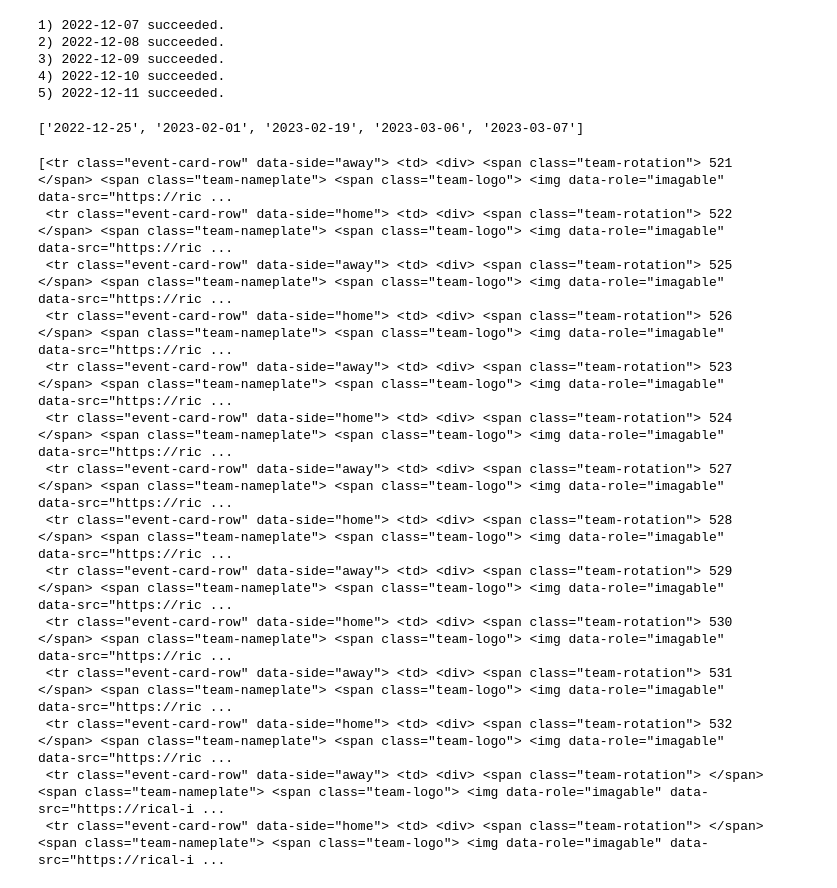
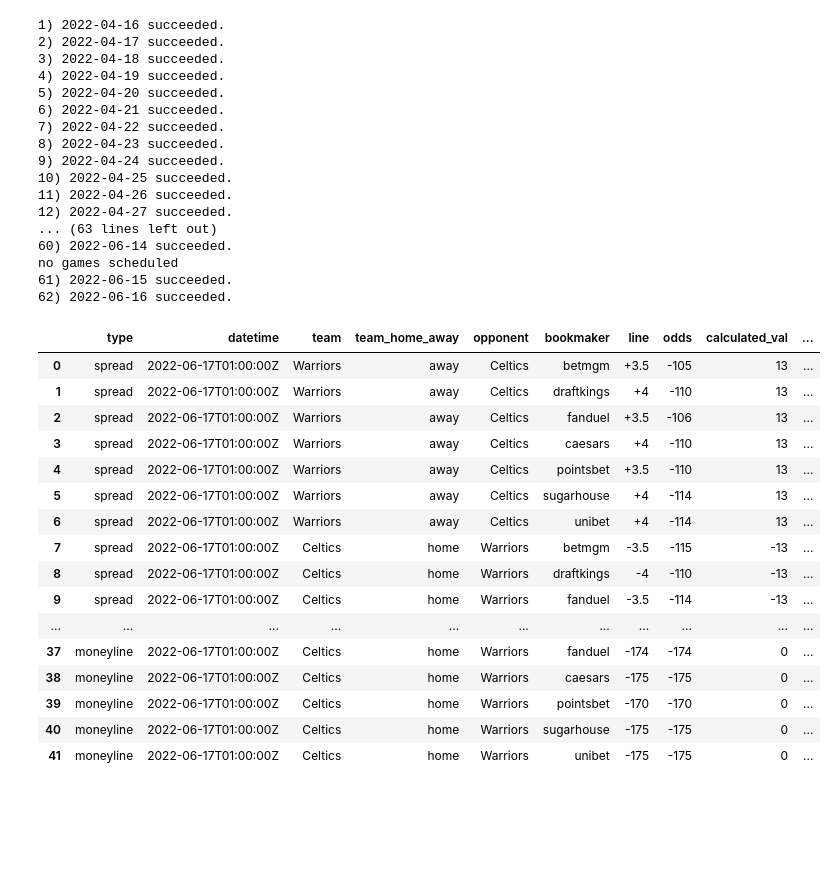
Before and after one commit to chanelton/nbabetting, a Jupyter notebook: Odds Scraping.ipynb, the cells around one changed output. Saved outputs shown, nothing was run; the diff lists cells and outputs as text; code cells hidden in the pictures; blank space fills up the shorter version.

```diff
--- a/Odds Scraping.ipynb
+++ b/Odds Scraping.ipynb
@@ -494,38 +311,49 @@ test_odds, test_points = scraper.isolate_rows()
 # %%
-%%time
-run_this = dates[50:55]
-for i in range(len(run_this)):
-    url = f'https://www.scoresandodds.com/nba?date={run_this[i]}'
+for i in range(len(playoff_21_22_dates)):
     try:
-        scraper = OddsScraper(url)
-        scraper.scrape_odds()
-        print(f'{i+1}) {run_this[i]} succeeded.')
+        scraper = OddsScraper(playoff_21_22_dates[i])
+        odds = scraper.scrape_odds()
+        print(f'{i+1}) {playoff_21_22_dates[i]} succeeded.')
     except:
-        print(f'{i+1}) {run_this[i]} failed.')
+        print(f'{i+1}) {playoff_21_22_dates[i]} failed.')
 # %% [output]
-1) 2022-12-07 succeeded.
-2) 2022-12-08 succeeded.
-3) 2022-12-09 succeeded.
-4) 2022-12-10 succeeded.
-5) 2022-12-11 succeeded.
+1) 2022-04-16 succeeded.
+2) 2022-04-17 succeeded.
+3) 2022-04-18 succeeded.
+4) 2022-04-19 succeeded.
+5) 2022-04-20 succeeded.
+6) 2022-04-21 succeeded.
+7) 2022-04-22 succeeded.
+8) 2022-04-23 succeeded.
+9) 2022-04-24 succeeded.
+10) 2022-04-25 succeeded.
+11) 2022-04-26 succeeded.
+12) 2022-04-27 succeeded.
+... (63 lines left out)
+60) 2022-06-14 succeeded.
+no games scheduled
+61) 2022-06-15 succeeded.
+62) 2022-06-16 succeeded.
-# %%
-still_fails
-# %% [output]
-['2022-12-25', '2023-02-01', '2023-02-19', '2023-03-06', '2023-03-07']
-# %%
-test_points
-# %% [output]
-[<tr class="event-card-row" data-side="away"> <td> <div> <span class="team-rotation"> 521 </span> <span class="team-nameplate"> <span class="team-logo"> <img data-role="imagable" data-src="https://ric ...
- <tr class="event-card-row" data-side="home"> <td> <div> <span class="team-rotation"> 522 </span> <span class="team-nameplate"> <span class="team-logo"> <img data-role="imagable" data-src="https://ric ...
- <tr class="event-card-row" data-side="away"> <td> <div> <span class="team-rotation"> 525 </span> <span class="team-nameplate"> <span class="team-logo"> <img data-role="imagable" data-src="https://ric ...
- <tr class="event-card-row" data-side="home"> <td> <div> <span class="team-rotation"> 526 </span> <span class="team-nameplate"> <span class="team-logo"> <img data-role="imagable" data-src="https://ric ...
- <tr class="event-card-row" data-side="away"> <td> <div> <span class="team-rotation"> 523 </span> <span class="team-nameplate"> <span class="team-logo"> <img data-role="imagable" data-src="https://ric ...
- <tr class="event-card-row" data-side="home"> <td> <div> <span class="team-rotation"> 524 </span> <span class="team-nameplate"> <span class="team-logo"> <img data-role="imagable" data-src="https://ric ...
- <tr class="event-card-row" data-side="away"> <td> <div> <span class="team-rotation"> 527 </span> <span class="team-nameplate"> <span class="team-logo"> <img data-role="imagable" data-src="https://ric ...
- <tr class="event-card-row" data-side="home"> <td> <div> <span class="team-rotation"> 528 </span> <span class="team-nameplate"> <span class="team-logo"> <img data-role="imagable" data-src="https://ric ...
- <tr class="event-card-row" data-side="away"> <td> <div> <span class="team-rotation"> 529 </span> <span class="team-nameplate"> <span class="team-logo"> <img data-role="imagable" data-src="https://ric ...
- <tr class="event-card-row" data-side="home"> <td> <div> <span class="team-rotation"> 530 </span> <span class="team-nameplate"> <span class="team-logo"> <img data-role="imagable" data-src="https://ric ...
- <tr class="event-card-row" data-side="away"> <td> <div> <span class="team-rotation"> 531 </span> <span class="team-nameplate"> <span class="team-logo"> <img data-role="imagable" data-src="https://ric ...
- <tr class="event-card-row" data-side="home"> <td> <div> <span class="team-rotation"> 532 </span> <span class="team-nameplate"> <span class="team-logo"> <img data-role="imagable" data-src="https://ric ...
- <tr class="event-card-row" data-side="away"> <td> <div> <span class="team-rotation"> </span> <span class="team-nameplate"> <span class="team-logo"> <img data-role="imagable" data-src="https://rical-i ...
- <tr class="event-card-row" data-side="home"> <td> <div> <span class="team-rotation"> </span> <span class="team-nameplate"> <span class="team-logo"> <img data-role="imagable" data-src="https://rical-i ...
+# %%
+scraper = OddsScraper('2022-06-16')
+odds = scraper.scrape_odds()
+# %%
+odds
+# %% [output]
+|  | type | datetime | team | team_home_away | opponent | bookmaker | line | odds | calculated_val | ... |
+| 0 | spread | 2022-06-17T01:00:00Z | Warriors | away | Celtics | betmgm | +3.5 | -105 | 13 | ... |
+| 1 | spread | 2022-06-17T01:00:00Z | Warriors | away | Celtics | draftkings | +4 | -110 | 13 | ... |
+| 2 | spread | 2022-06-17T01:00:00Z | Warriors | away | Celtics | fanduel | +3.5 | -106 | 13 | ... |
+| 3 | spread | 2022-06-17T01:00:00Z | Warriors | away | Celtics | caesars | +4 | -110 | 13 | ... |
+| 4 | spread | 2022-06-17T01:00:00Z | Warriors | away | Celtics | pointsbet | +3.5 | -110 | 13 | ... |
+| 5 | spread | 2022-06-17T01:00:00Z | Warriors | away | Celtics | sugarhouse | +4 | -114 | 13 | ... |
+| 6 | spread | 2022-06-17T01:00:00Z | Warriors | away | Celtics | unibet | +4 | -114 | 13 | ... |
+| 7 | spread | 2022-06-17T01:00:00Z | Celtics | home | Warriors | betmgm | -3.5 | -115 | -13 | ... |
+| 8 | spread | 2022-06-17T01:00:00Z | Celtics | home | Warriors | draftkings | -4 | -110 | -13 | ... |
+| 9 | spread | 2022-06-17T01:00:00Z | Celtics | home | Warriors | fanduel | -3.5 | -114 | -13 | ... |
+| ... | ... | ... | ... | ... | ... | ... | ... | ... | ... | ... |
+| 37 | moneyline | 2022-06-17T01:00:00Z | Celtics | home | Warriors | fanduel | -174 | -174 | 0 | ... |
+| 38 | moneyline | 2022-06-17T01:00:00Z | Celtics | home | Warriors | caesars | -175 | -175 | 0 | ... |
+| 39 | moneyline | 2022-06-17T01:00:00Z | Celtics | home | Warriors | pointsbet | -170 | -170 | 0 | ... |
+| 40 | moneyline | 2022-06-17T01:00:00Z | Celtics | home | Warriors | sugarhouse | -175 | -175 | 0 | ... |
+| 41 | moneyline | 2022-06-17T01:00:00Z | Celtics | home | Warriors | unibet | -175 | -175 | 0 | ... |
```
Also changed, not shown: parts of 8 cells of this notebook.
